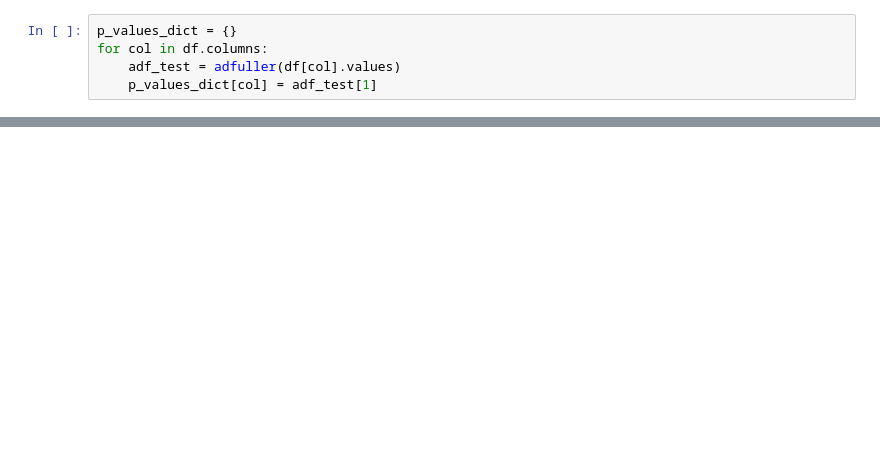
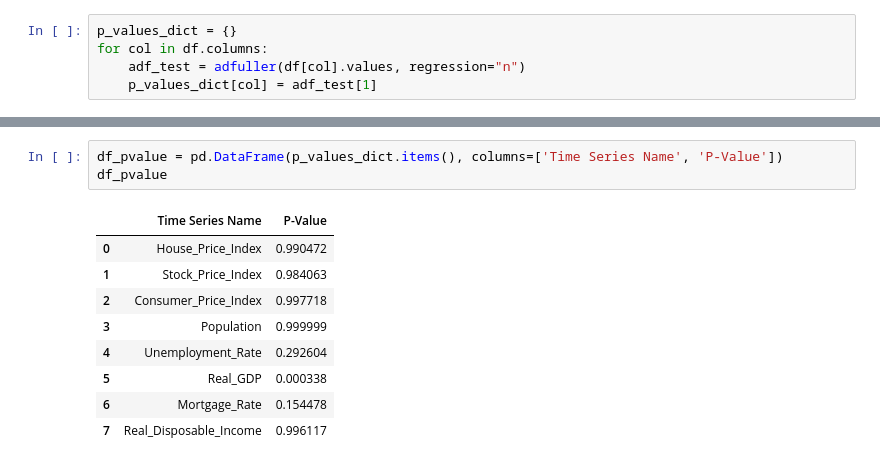
Before and after one commit to Karanpalshekhawat/world-quant-mfe, a Jupyter notebook: Course-3-Econometrics/Multivariate-time-series-analysis.ipynb, the cells around one changed output, grey strips where cells are left out. Saved outputs shown, nothing was run; the diff lists cells and outputs as text; blank space fills up the shorter version.

```diff
--- a/Course-3-Econometrics/Multivariate-time-series-analysis.ipynb
+++ b/Course-3-Econometrics/Multivariate-time-series-analysis.ipynb
@@ -25,5 +45,5 @@ plt.ylabel("Monthly Meat Production (t)");
 # %%
 p_values_dict = {}
 for col in df.columns:
-    adf_test = adfuller(df[col].values)
+    adf_test = adfuller(df[col].values, regression="n")
     p_values_dict[col] = adf_test[1]
@@ -37 +50,14 @@ p_values_dict
+# %%
+df_pvalue = pd.DataFrame(p_values_dict.items(), columns=['Time Series Name', 'P-Value'])
+df_pvalue
+# %% [output]
+|  | Time Series Name | P-Value |
+| 0 | House_Price_Index | 0.990472 |
+| 1 | Stock_Price_Index | 0.984063 |
+| 2 | Consumer_Price_Index | 0.997718 |
+| 3 | Population | 0.999999 |
+| 4 | Unemployment_Rate | 0.292604 |
+| 5 | Real_GDP | 0.000338 |
+| 6 | Mortgage_Rate | 0.154478 |
+| 7 | Real_Disposable_Income | 0.996117 |
 # %% [markdown]
```
Also changed, not shown: parts of 14 cells of this notebook.
